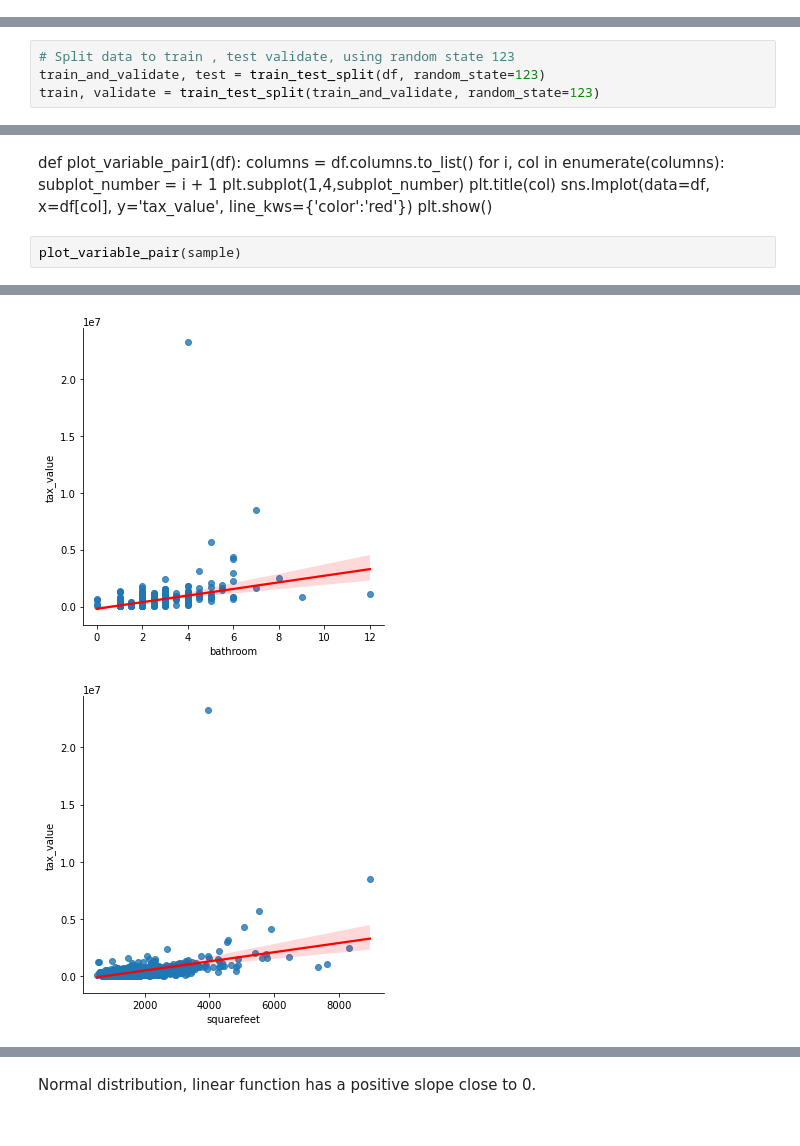
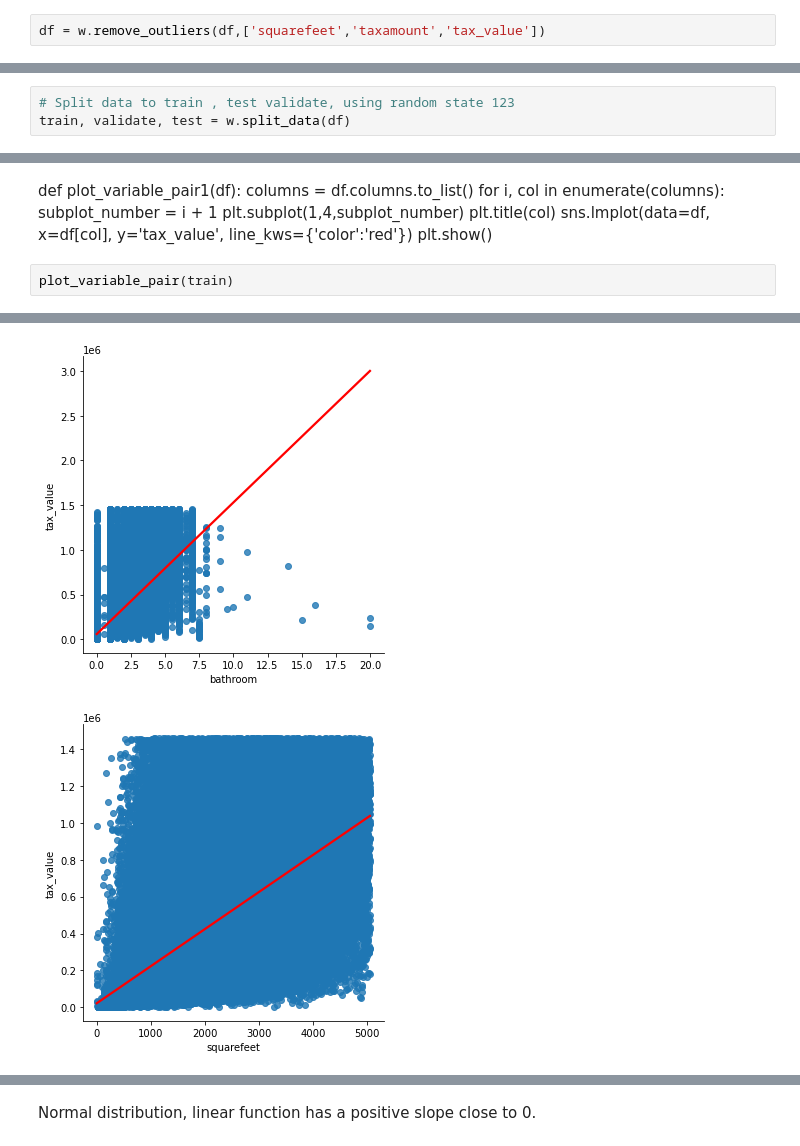
Before and after one commit to Yvette-Ibarra/regression-exercises, a Jupyter notebook: explore_zillow.ipynb, the cells around one changed output, grey strips where cells are left out. Saved outputs shown, nothing was run; the diff lists cells and outputs as text.

```diff
--- a/explore_zillow.ipynb
+++ b/explore_zillow.ipynb
@@ -24,0 +35,2 @@ df.shape
+# %%
+df = w.remove_outliers(df,['squarefeet','taxamount','tax_value'])
@@ -26,8 +50,7 @@ df.shape
 ### 2 Make sure to perform a train, validate, test split before and use only your train dataset to explore the relationships between independent variables with other independent variables or independent variables with your target variable.
 # %%
 # Split data to train , test validate, using random state 123
-train_and_validate, test = train_test_split(df, random_state=123)
-train, validate = train_test_split(train_and_validate, random_state=123)
+train, validate, test = w.split_data(df)
 # %%
 # shape of train
 train.shape
@@ -220,5 +286,5 @@ def plot_variable_pair1(df):
         sns.lmplot(data=df, x=df[col], y='tax_value', line_kws={'color':'red'})
         plt.show()
 # %%
-plot_variable_pair(sample)
+plot_variable_pair(train)
 # %% [output]
@@ -226,2 +292,2 @@ plot_variable_pair(sample)
-[figure, old version]
+[figure, new version]
-[figure, old version]
+[figure, new version]
```
Also changed, not shown: parts of 45 cells of this notebook.
